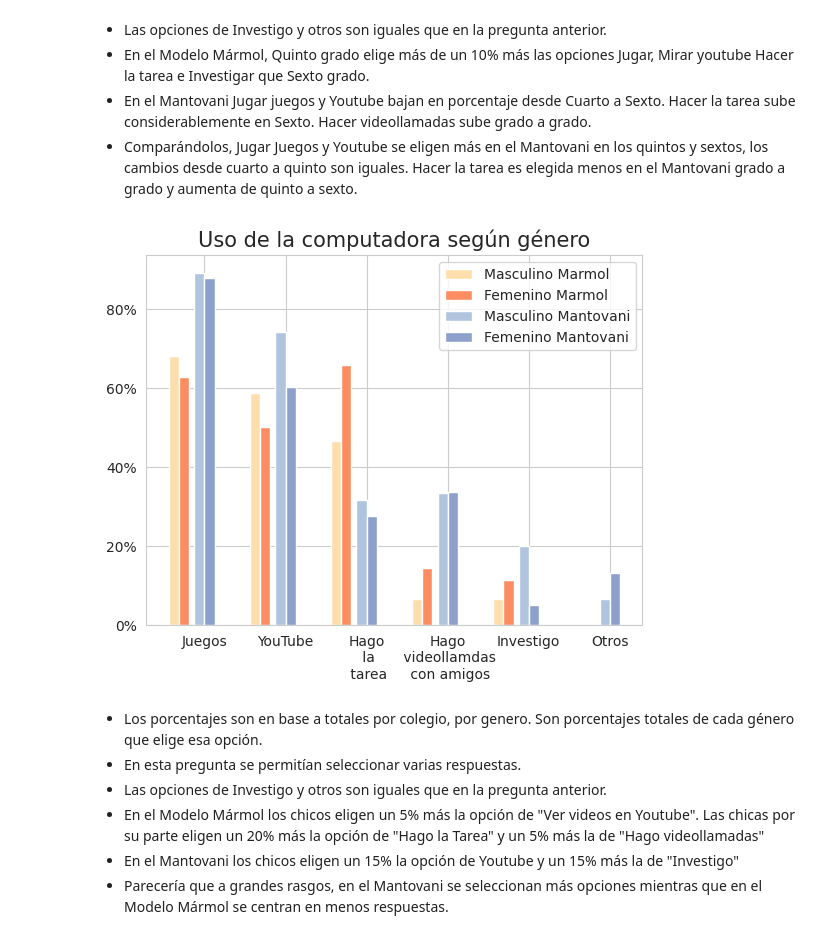
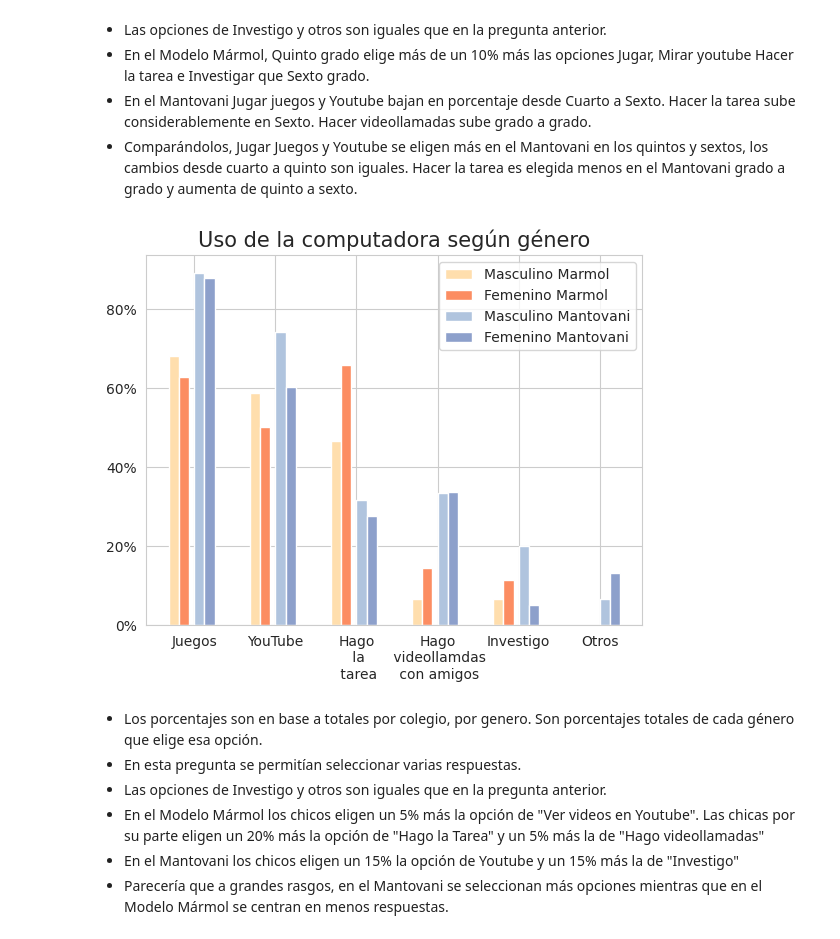
Before and after one commit to fedesassone/tesis, a Jupyter notebook: notebooks/poblacional/Poblacional.ipynb, the cells around one changed output. Saved outputs shown, nothing was run; the diff lists cells and outputs as text; code cells hidden in the pictures.

```diff
--- a/notebooks/Poblacional.ipynb
+++ b/notebooks/poblacional/Poblacional.ipynb
@@ -11,7 +11,7 @@ sns.set_palette("Set2")
 # %% [markdown]
 # Leer los datos
 # %%
-df_fe = pd.read_csv("../data/respuestas_fede.csv")
+df_fe = pd.read_csv("../../data/respuestas_fede.csv")
 print(df_fe.shape)
 
 #globales
@@ -31,7 +31,8 @@ cant_marmol_sexto = len(marmol[marmol['grado']=="Sexto"])
 cant_mantovani_cuarto = len(mantovani[mantovani['grado']=="Cuarto"])
 cant_mantovani_quinto = len(mantovani[mantovani['grado']=="Quinto"])
 cant_mantovani_sexto = len(mantovani[mantovani['grado']=="Sexto"])
-# Agregar cantidades para grados y regenerar gráficos
+
+# promedio de respuestas chicos vs chicas
 # %% [output]
 (369, 22)
 # %% [markdown]
@@ -517,36 +518,36 @@ result.loc["Otros"] = [0.0]*4
 otros = ["Programo/Diseño", "Usoredessociales", "MiroPelis/Seriesporstreaming", "Escuchomúsica"]
 
 for row in otros:
         result.loc['Otros'] += result.loc[row]
         result.drop([row], inplace=True)
 
 bar_width = 0.25
 
 ticks = [1, 3, 5, 7, 9, 11]
 
 labels = ("Juegos", "YouTube", "Hago\n la\n tarea", \
             "Hago\n videollamdas\n con amigos", "Investigo", "Otros")
 
 br1 = ticks
 br2 = [x + bar_width for x in br1]
 
 br3 = [x + 1.5*bar_width for x in br2]
 br4 = [x + bar_width for x in br3]
 
 plt.bar(br1,result["Masculino Marmol"], width=bar_width, label = 'Masculino Marmol', color='navajowhite')
 plt.bar(br2,result["Femenino Marmol"], width=bar_width, label = 'Femenino Marmol', color='C1')
 plt.bar(br3,result["Masculino Mantovani"], width=bar_width, label = 'Masculino Mantovani', color='lightsteelblue')
 plt.bar(br4,result["Femenino Mantovani"], width=bar_width, label = 'Femenino Mantovani', color='C2')
 
 plt.gca().yaxis.set_major_formatter(PercentFormatter(1))
 
 plt.title("Uso de la computadora según género", fontsize=15)
-ticks = [x + 3*bar_width for x in ticks]
+ticks = [x + 2*bar_width for x in ticks]
 plt.xticks(ticks, labels)
 plt.legend(loc='upper right')
-plt.savefig('poblacional_uso_computadora_segun_genero.png')
+plt.savefig('uso_computadora_segun_genero.png')
 # %% [output]
-[figure, old version]
+[figure, new version]
 # %% [markdown]
 * Los porcentajes son en base a totales por colegio, por genero. Son porcentajes totales de cada género que elige esa opción.
 * En esta pregunta se permitían seleccionar varias respuestas.
```
Also changed, not shown: parts of 19 cells of this notebook, 23 other files.
